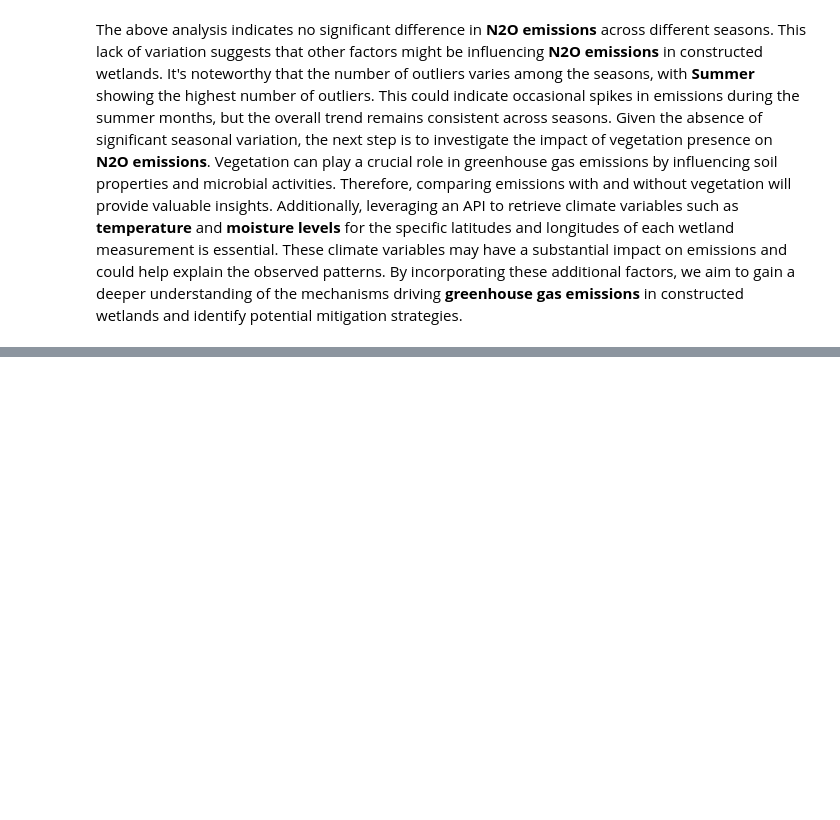
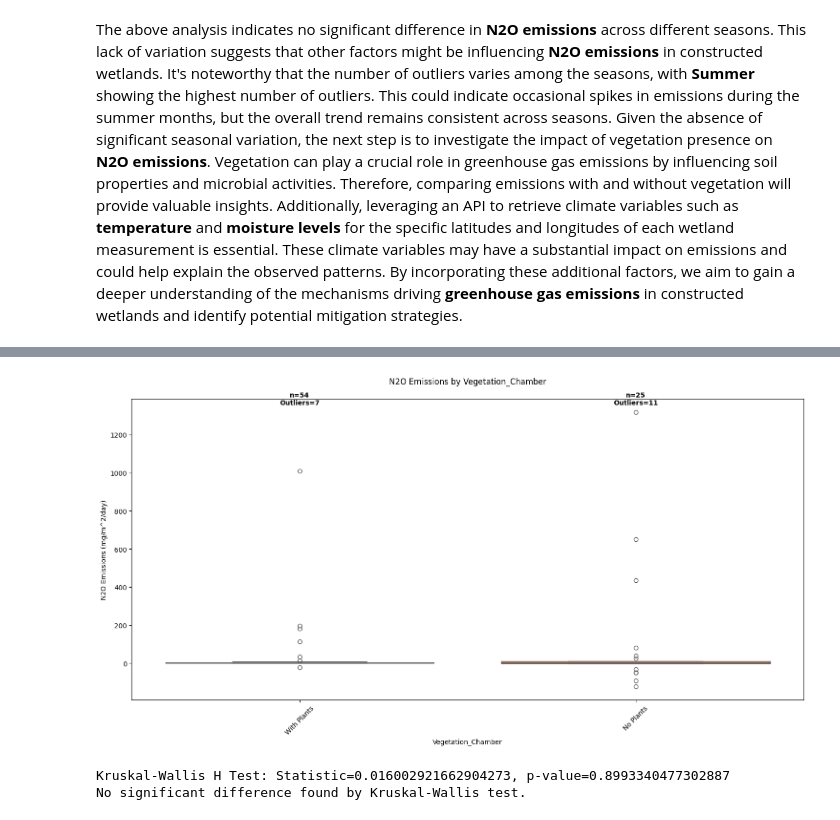
Before and after one commit to cavs1010/wetland_data_ana, a Jupyter notebook: data_analysis.ipynb, the cells around one changed output, grey strips where cells are left out. Saved outputs shown, nothing was run; the diff lists cells and outputs as text; code cells hidden in the pictures; blank space fills up the shorter version.

```diff
--- a/data_analysis.ipynb
+++ b/data_analysis.ipynb
@@ -366,0 +409,6 @@ The above analysis indicates no significant difference in **N2O emissions** acro
+# %%
+create_boxplot_and_stats(df = n2o_chamber_data, value_column = 'Flux_Value', category_column = 'Vegetation_Chamber', y_label = 'N2O Emissions (mg/m^2/day)', title_prefix = 'N2O Emissions', min_sample_size=10, y_limits=None)
+# %% [output]
+[figure, added]
+Kruskal-Wallis H Test: Statistic=0.016002921662904273, p-value=0.8993340477302887
+No significant difference found by Kruskal-Wallis test.
```
Also changed, not shown: parts of 8 cells of this notebook.
